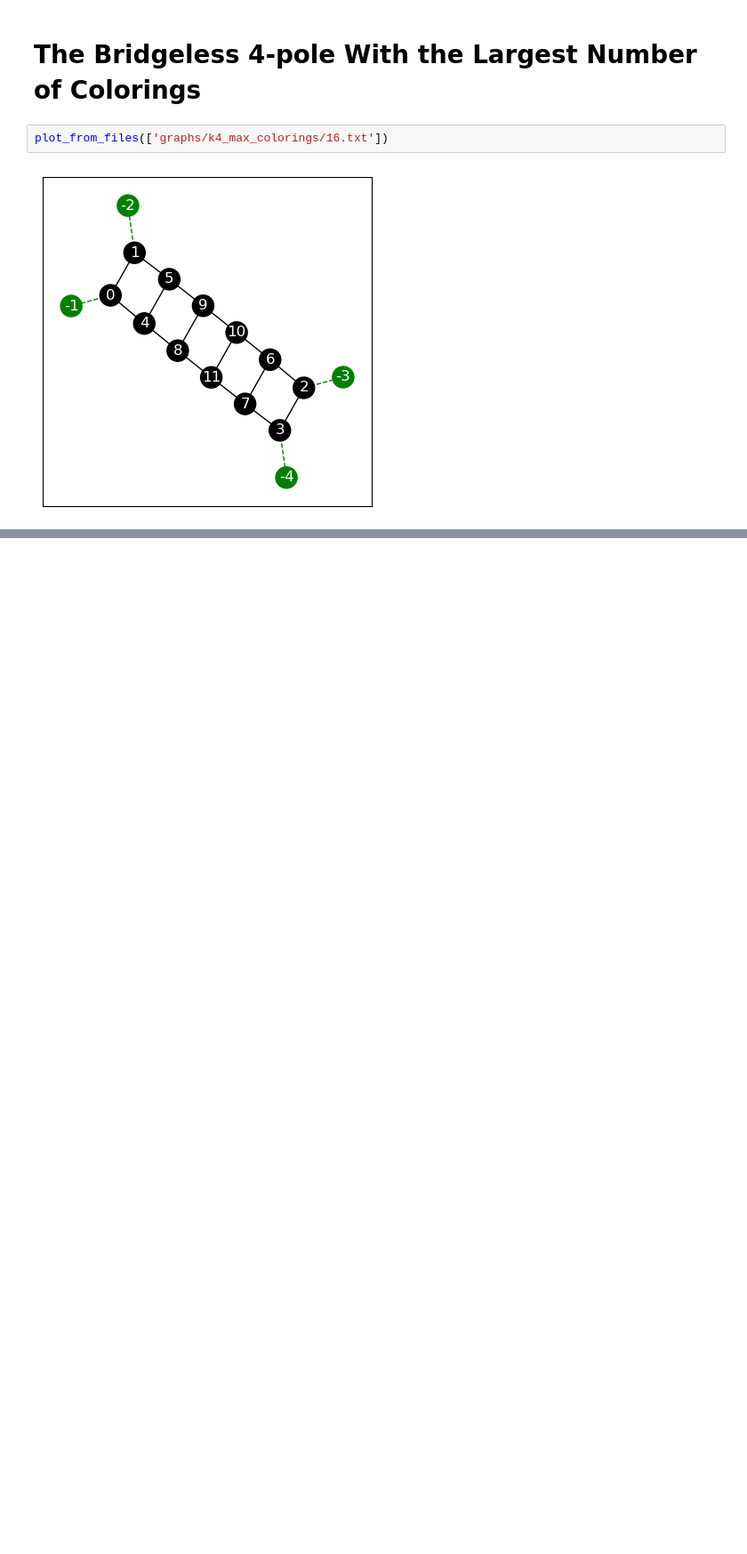
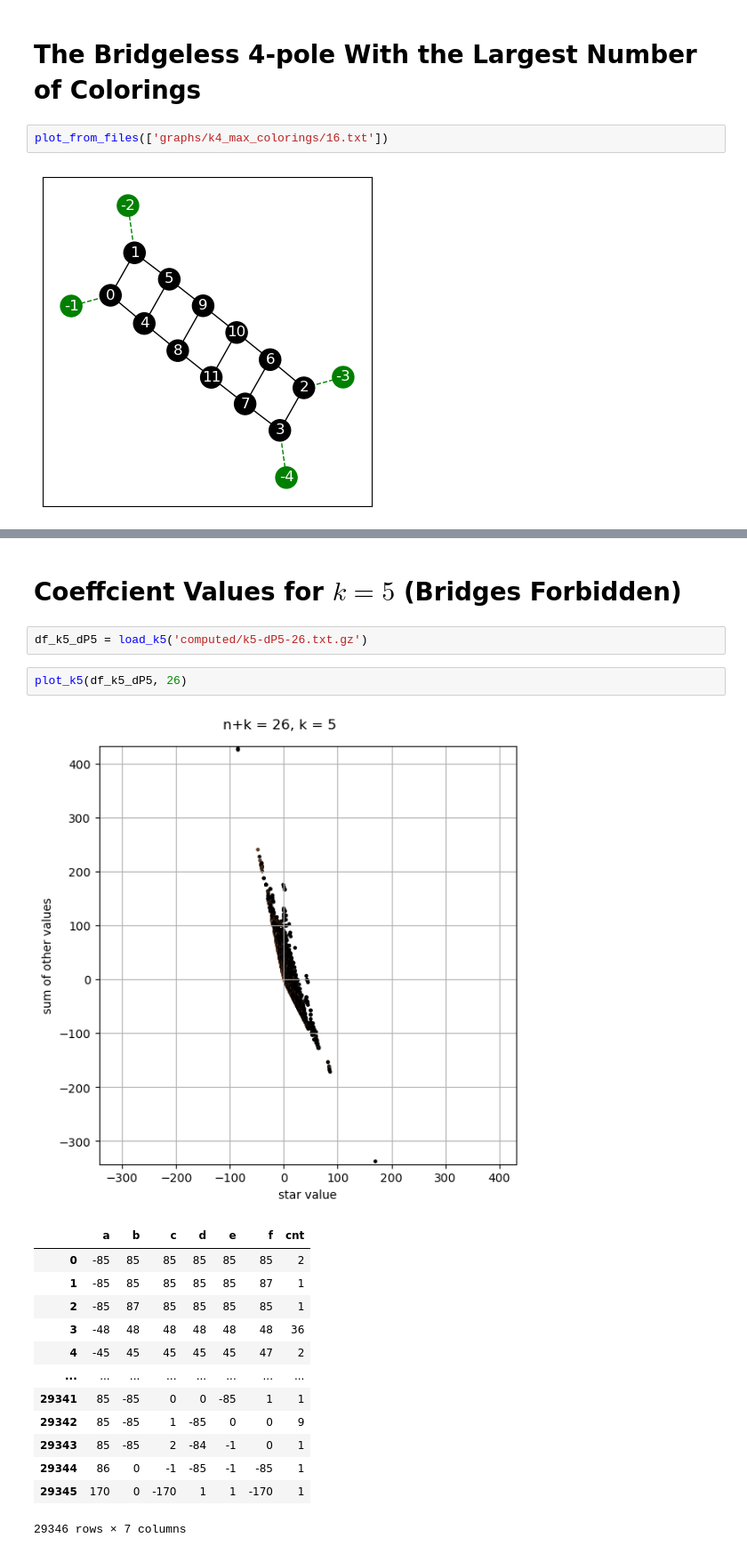
Before and after one commit to davidmisiak/flow-polynomials, a Jupyter notebook: analysis.ipynb, the cells around one changed output, grey strips where cells are left out. Shown at 89% size. Saved outputs shown, nothing was run; the diff lists cells and outputs as text; blank space fills up the shorter version.

```diff
--- a/analysis.ipynb
+++ b/analysis.ipynb
@@ -257,0 +286,21 @@ plot_from_files(['graphs/k4_max_colorings/16.txt'])
+# %% [markdown]
+# Coeffcient Values for $k=5$ (Bridges Forbidden)
+# %%
+df_k5_dP5 = load_k5('computed/k5-dP5-26.txt.gz')
+# %%
+plot_k5(df_k5_dP5, 26)
+# %% [output]
+[figure, added]
+|  | a | b | c | d | e | f | cnt |
+| 0 | -85 | 85 | 85 | 85 | 85 | 85 | 2 |
+| 1 | -85 | 85 | 85 | 85 | 85 | 87 | 1 |
+| 2 | -85 | 87 | 85 | 85 | 85 | 85 | 1 |
+| 3 | -48 | 48 | 48 | 48 | 48 | 48 | 36 |
+| 4 | -45 | 45 | 45 | 45 | 45 | 47 | 2 |
+| ... | ... | ... | ... | ... | ... | ... | ... |
+| 29341 | 85 | -85 | 0 | 0 | -85 | 1 | 1 |
+| 29342 | 85 | -85 | 1 | -85 | 0 | 0 | 9 |
+| 29343 | 85 | -85 | 2 | -84 | -1 | 0 | 1 |
+| 29344 | 86 | 0 | -1 | -85 | -1 | -85 | 1 |
+| 29345 | 170 | 0 | -170 | 1 | 1 | -170 | 1 |
+29346 rows × 7 columns
```
Also changed, not shown: parts of 10 cells of this notebook, 14 other files.
